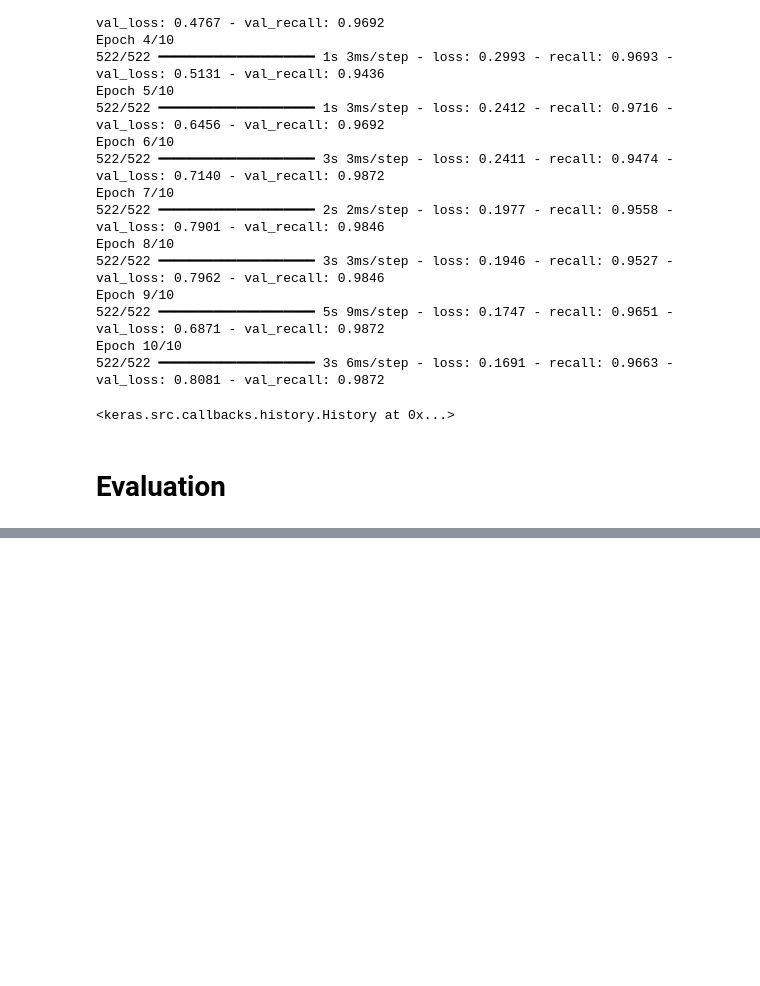
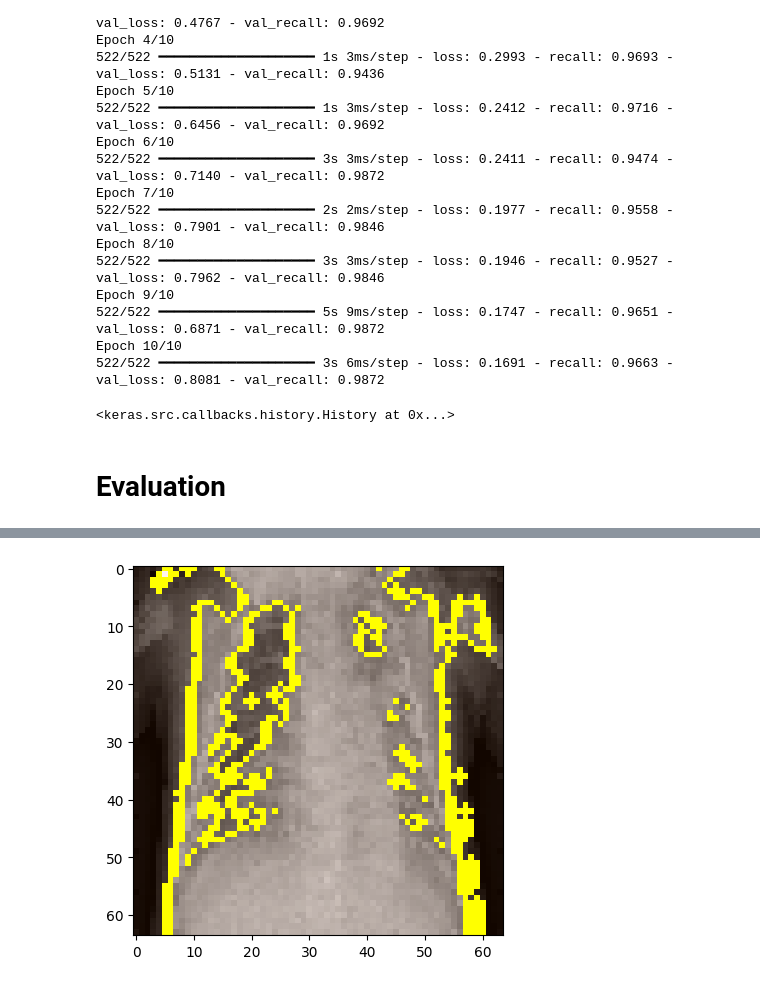
Before and after one commit to johnlocke333/xray_image_classification, a Jupyter notebook: notebook.ipynb, the cells around one changed output, grey strips where cells are left out. Cells and saved outputs as stored; diff of their text form; code cells hidden in the pictures; blank space fills up the shorter version.

Commit message:
Evaluation, used lime to create image showing areas that affected model decision

```diff
--- a/notebook.ipynb
+++ b/notebook.ipynb
@@ -476,0 +505,24 @@ disp.plot(cmap=plt.cm.Blues)
+# %%
+def predict_fn(images):
+  """
+  Wrapper function for the model's predict method to handle LIME's input.
+
+  LIME passes a batch of images with shape (num_samples, width, height, channels).
+  This function reshapes each image in the batch to match the model's
+  expected input shape (num_samples, num_pixels) before prediction.
+  """
+  # Reshape each image to (num_pixels,)
+  reshaped_images = images.reshape(images.shape[0], -1)
+  # Make predictions
+  predictions = layers_model.predict(reshaped_images)
+  return predictions
+# %%
+p_img = proc_img(img_path)
+# %%
+explainer = lime_image.LimeImageExplainer()
+# %%
+# Use predict_fn instead of layers_model.predict directly
+explanation = explainer.explain_instance(p_img[0].astype('double'), predict_fn,
+                                         top_labels=2, hide_color=0,
+                                         num_samples=1000,
+                                         distance_metric='cosine')
@@ -476,0 +547,11 @@ disp.plot(cmap=plt.cm.Blues)
+# %%
+# Get the top labels used in the explanation
+top_labels = explanation.top_labels
+
+temp, mask = explanation.get_image_and_mask(label=top_labels[0], positive_only=True,
+                                            num_features=15, hide_rest=False,
+                                            min_weight=0.0000004)
+tempp = np.interp(temp, (temp.min(), temp.max()), (0, +1))
+plt.imshow(mark_boundaries(tempp, mask));
+# %% [output]
+[figure, added]
```
Also changed, not shown: parts of 14 cells of this notebook.
